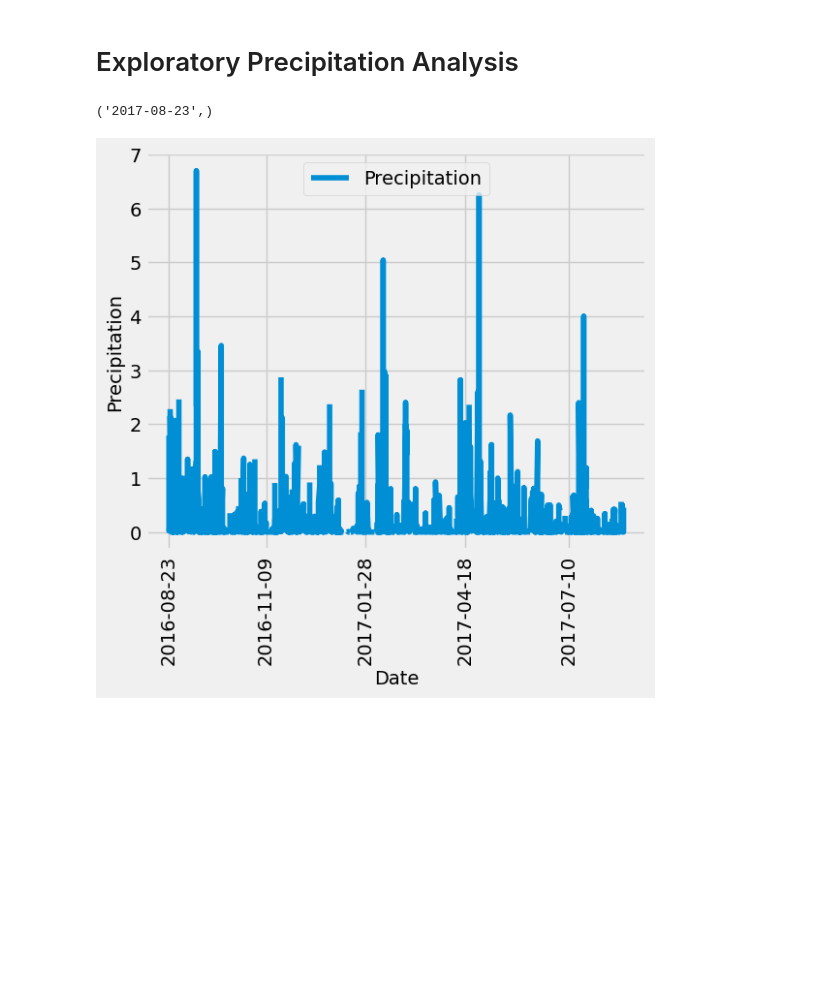
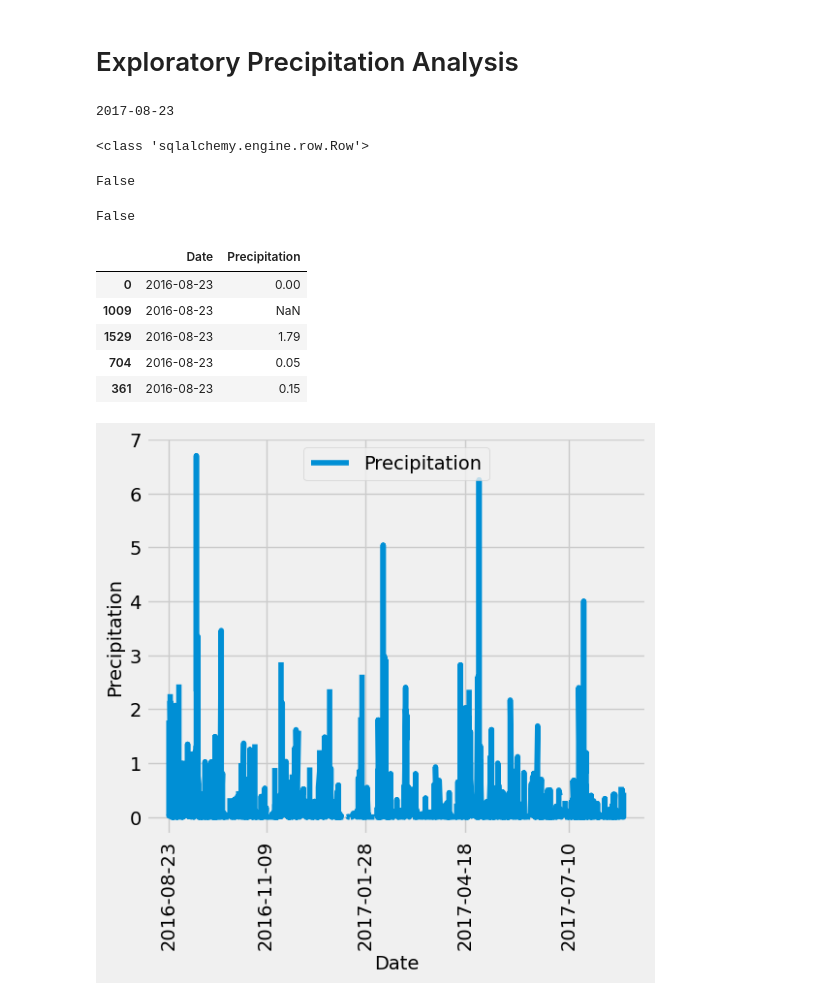
Before and after one commit to PsCushman/sqlalchemy-challenge, a Jupyter notebook: SurfsUp/climate_starter.ipynb, the cells around one changed output. Saved outputs shown, nothing was run; the diff lists cells and outputs as text; code cells hidden in the pictures; blank space fills up the shorter version.

```diff
--- a/SurfsUp/climate_starter.ipynb
+++ b/SurfsUp/climate_starter.ipynb
@@ -55,28 +55,44 @@ print(first_row.__dict__)
 # Exploratory Precipitation Analysis
 # %%
 # Find the most recent date in the data set.
-most_recent_date = session.query(Measurement.date).order_by(desc(Measurement.date)).first()
+most_recent_date = session.query(Measurement.date).order_by(Measurement.date.desc()).first()
+most_recent_date = most_recent_date[0]
 print(most_recent_date)
 # %% [output]
-('2017-08-23',)
+2017-08-23
+# %%
+all_dates = session.query(Measurement.date).order_by(desc(Measurement.date)).all()
+print(type(all_dates[0]))
+# %% [output]
+<class 'sqlalchemy.engine.row.Row'>
+# %%
+issubclass(sqlalchemy.engine.row.Row, tuple)
+# %% [output]
+False
+# %%
+isinstance(most_recent_date, tuple)
+# %% [output]
+False
 # %%
-# Design a query to retrieve the last 12 months of precipitation data and plot the results.
-# Starting from the most recent data point in the database.
-most_recent_date = '2017-08-23'
-
-# Calculate the date one year from the last date in data set.
-#one_year_back = '2016-08-23'
 one_year_back = dt.date(2017, 8, 23) - dt.timedelta(days=365)
 
 results = session.query(Measurement.date, Measurement.prcp).\
 filter(Measurement.date >= one_year_back).\
 filter(Measurement.date <= most_recent_date).all()
 
 # Save the query results as a Pandas DataFrame with column names
 year_of_percip = pd.DataFrame(results, columns=['Date', 'Precipitation'])
 
 # Sort the DataFrame by date
 year_of_percip = year_of_percip.sort_values('Date')
+year_of_percip.head()
+# %% [output]
+|  | Date | Precipitation |
+| 0 | 2016-08-23 | 0.00 |
+| 1009 | 2016-08-23 | NaN |
+| 1529 | 2016-08-23 | 1.79 |
+| 704 | 2016-08-23 | 0.05 |
+| 361 | 2016-08-23 | 0.15 |
 # %%
 plt.figure(figsize=(6, 6))
 plt.plot(year_of_percip['Date'], year_of_percip['Precipitation'], label='Precipitation')
```
Also changed, not shown: parts of 4 cells of this notebook, 1 other file.
